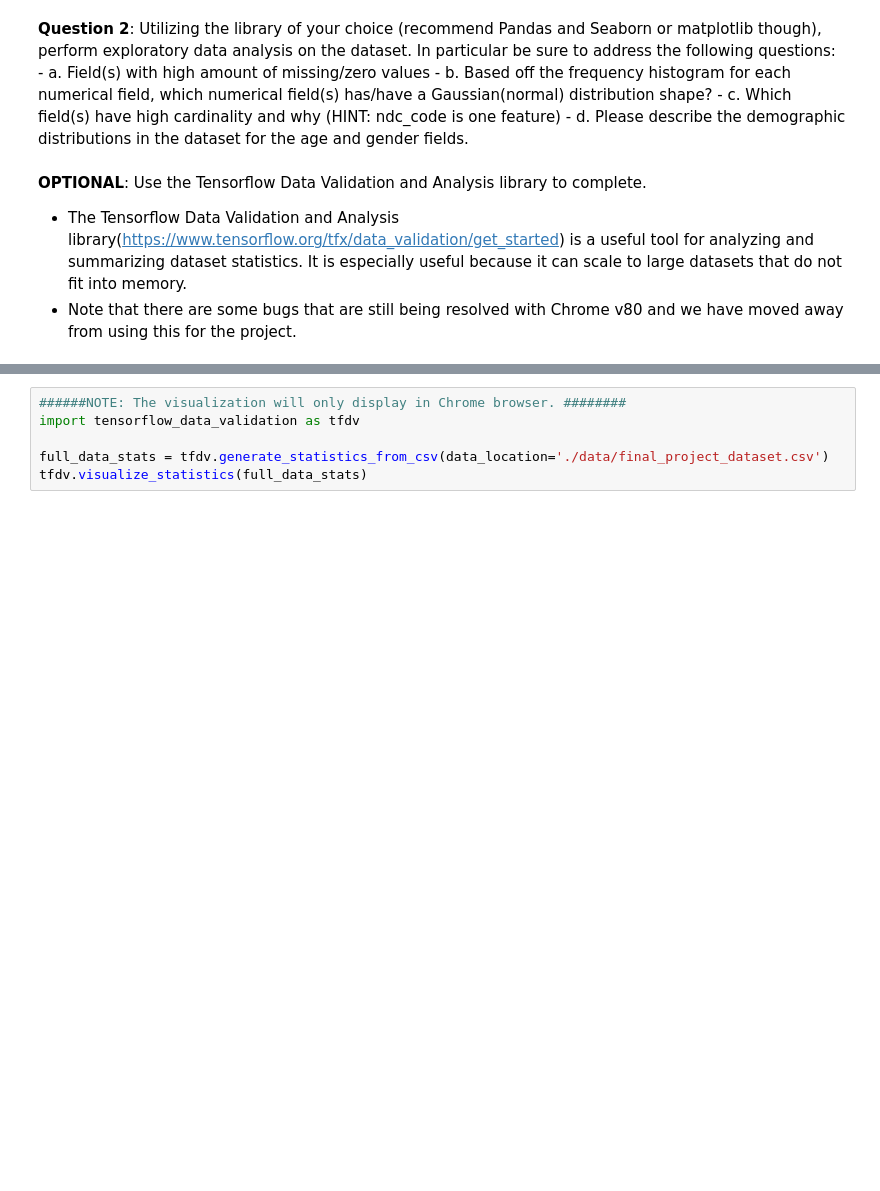
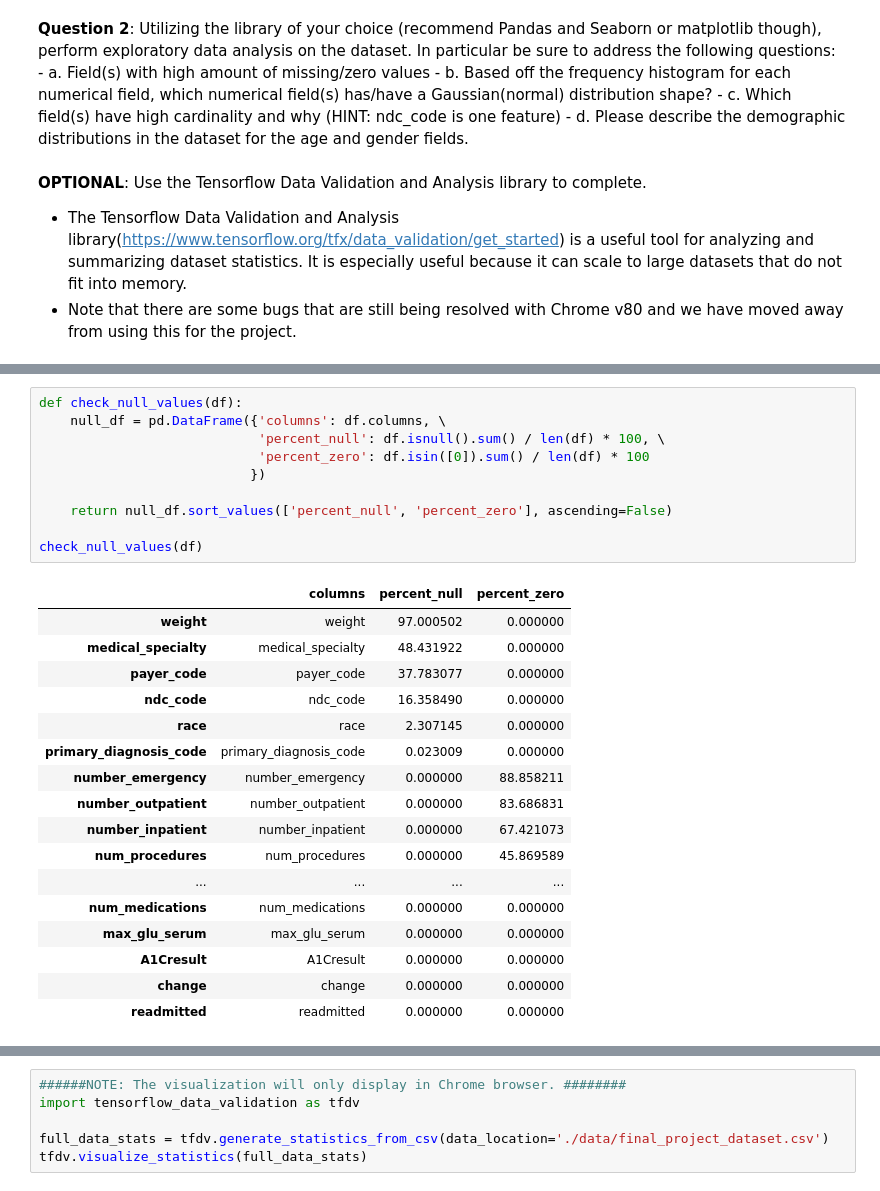
Before and after one commit to pdagger/AI_Healthcare_Projects, a Jupyter notebook: Patient_Selection_for_Diabetes_Drug/starter_code/student_project.ipynb, the cells around one changed output, grey strips where cells are left out. Cells and saved outputs as stored; diff of their text form; blank space fills up the shorter version.

```diff
--- a/Patient_Selection_for_Diabetes_Drug/starter_code/student_project.ipynb
+++ b/Patient_Selection_for_Diabetes_Drug/starter_code/student_project.ipynb
@@ -129,0 +150,28 @@ The length of the dataframe is biger than the number of unique encouter ids. The
+# %%
+def check_null_values(df):
+    null_df = pd.DataFrame({'columns': df.columns, \
+                            'percent_null': df.isnull().sum() / len(df) * 100, \
+                            'percent_zero': df.isin([0]).sum() / len(df) * 100
+                           })
+
+    return null_df.sort_values(['percent_null', 'percent_zero'], ascending=False)
+
+check_null_values(df)
+# %% [output]
+|  | columns | percent_null | percent_zero |
+| weight | weight | 97.000502 | 0.000000 |
+| medical_specialty | medical_specialty | 48.431922 | 0.000000 |
+| payer_code | payer_code | 37.783077 | 0.000000 |
+| ndc_code | ndc_code | 16.358490 | 0.000000 |
+| race | race | 2.307145 | 0.000000 |
+| primary_diagnosis_code | primary_diagnosis_code | 0.023009 | 0.000000 |
+| number_emergency | number_emergency | 0.000000 | 88.858211 |
+| number_outpatient | number_outpatient | 0.000000 | 83.686831 |
+| number_inpatient | number_inpatient | 0.000000 | 67.421073 |
+| num_procedures | num_procedures | 0.000000 | 45.869589 |
+| ... | ... | ... | ... |
+| num_medications | num_medications | 0.000000 | 0.000000 |
+| max_glu_serum | max_glu_serum | 0.000000 | 0.000000 |
+| A1Cresult | A1Cresult | 0.000000 | 0.000000 |
+| change | change | 0.000000 | 0.000000 |
+| readmitted | readmitted | 0.000000 | 0.000000 |
```
Also changed, not shown: parts of 12 cells of this notebook.
